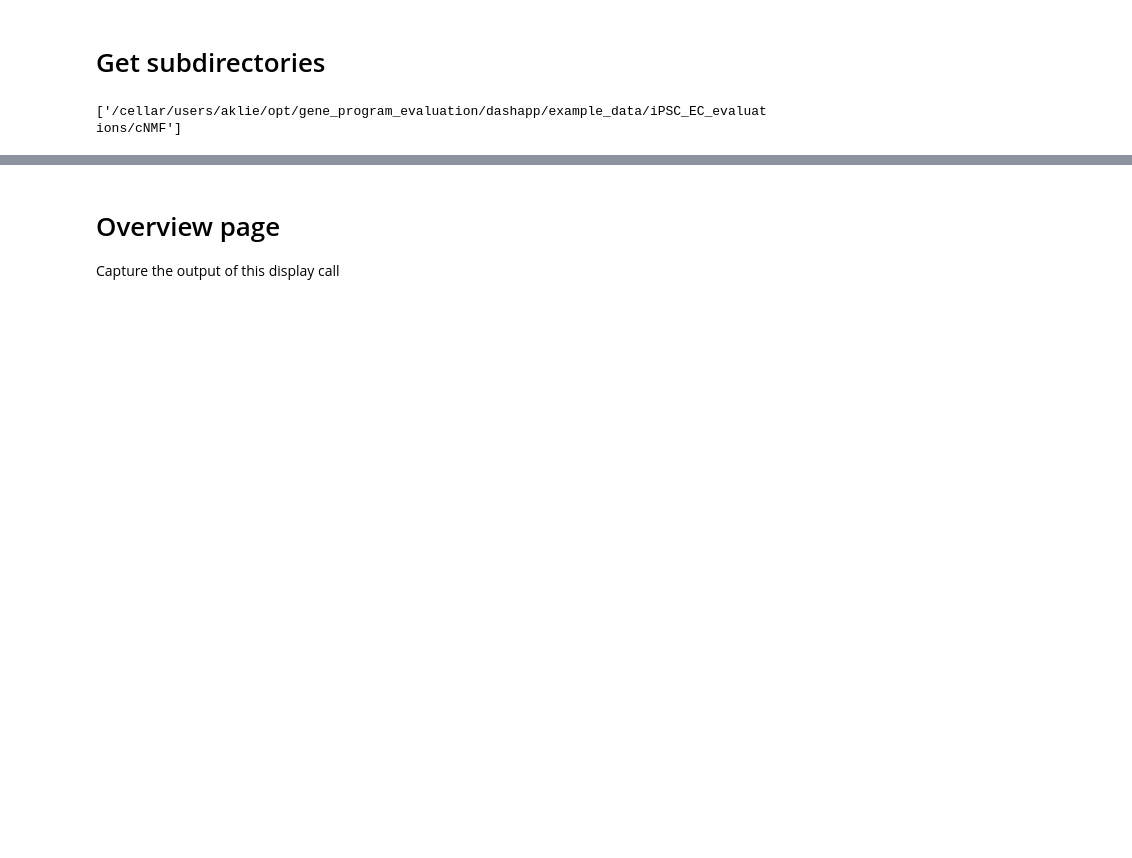
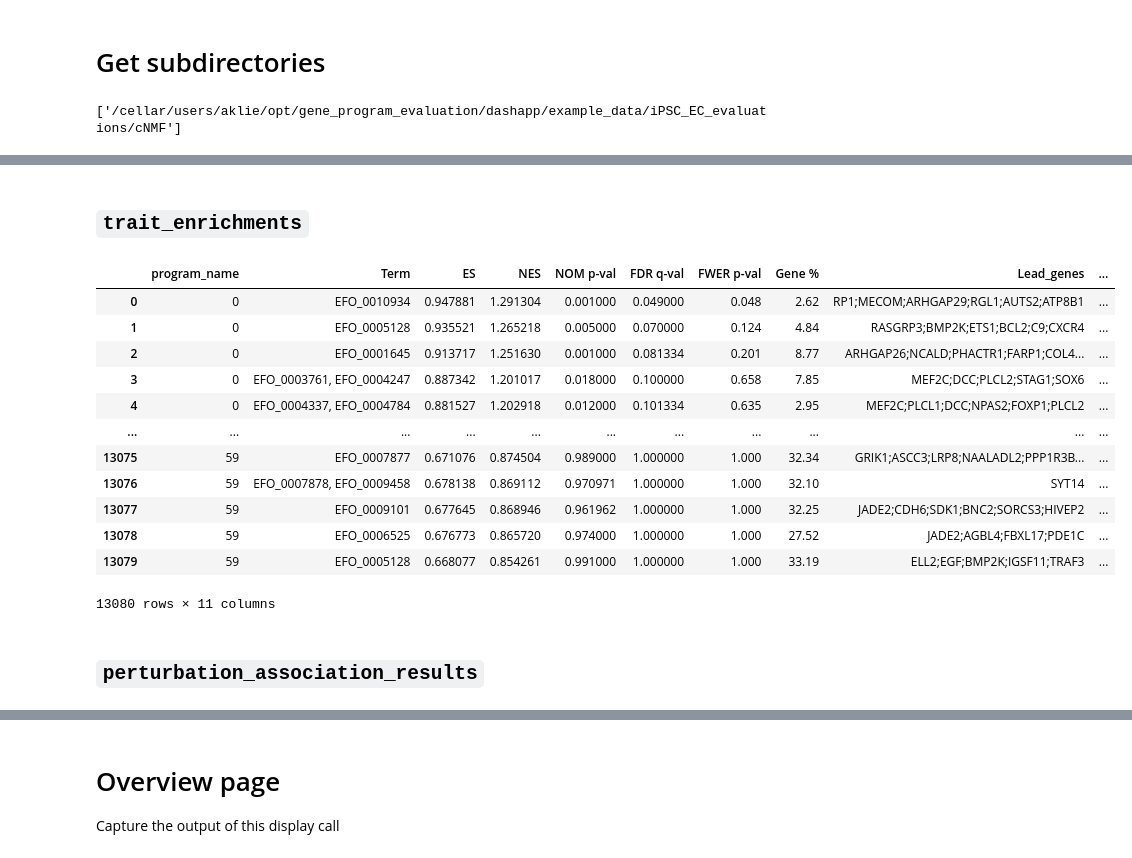
Before and after one commit to EngreitzLab/gene_network_evaluation, a Jupyter notebook: dashapp/parse_eval_pipeline_outs.ipynb, the cells around one changed output, grey strips where cells are left out. Cells and saved outputs as stored; diff of their text form; code cells hidden in the pictures; blank space fills up the shorter version.

```diff
--- a/dashapp/parse_eval_pipeline_outs.ipynb
+++ b/dashapp/parse_eval_pipeline_outs.ipynb
@@ -66,0 +247,13 @@ subdirs
+# %%
+# For each subdirectory, find the file motif_enrichment.txt
+# Store this dataframe in a dictionary with the key being the subdirectory name
+motif_enrichments = {}
+for subdir in subdirs:
+    try:
+        run_name = os.path.basename(subdir)
+        motif_enrichment_file = os.path.join(subdir, "motif_enrichment.txt")
+        motif_enrichment_df = pd.read_csv(motif_enrichment_file, sep="\t")
+        motif_enrichments[run_name] = motif_enrichment_df
+    except FileNotFoundError:
+        print(f"File not found: {motif_enrichment_file}")
+        continue
@@ -66,0 +276,33 @@ subdirs
+# %% [markdown]
+## `trait_enrichments`
+# %%
+# For each subdirectory, find the file trait_enrichment.txt
+# Store this dataframe in a dictionary with the key being the subdirectory name
+trait_enrichments = {}
+for subdir in subdirs:
+    try:
+        run_name = os.path.basename(subdir)
+        trait_enrichment_file = os.path.join(subdir, "trait_enrichment.txt")
+        trait_enrichment_df = pd.read_csv(trait_enrichment_file, sep="\t")
+        trait_enrichments[run_name] = trait_enrichment_df
+    except FileNotFoundError:
+        print(f"File not found: {trait_enrichment_file}")
+        continue
+# %%
+trait_enrichments["cNMF"]
+# %% [output]
+|  | program_name | Term | ES | NES | NOM p-val | FDR q-val | FWER p-val | Gene % | Lead_genes | ... |
+| 0 | 0 | EFO_0010934 | 0.947881 | 1.291304 | 0.001000 | 0.049000 | 0.048 | 2.62 | RP1;MECOM;ARHGAP29;RGL1;AUTS2;ATP8B1 | ... |
+| 1 | 0 | EFO_0005128 | 0.935521 | 1.265218 | 0.005000 | 0.070000 | 0.124 | 4.84 | RASGRP3;BMP2K;ETS1;BCL2;C9;CXCR4 | ... |
+| 2 | 0 | EFO_0001645 | 0.913717 | 1.251630 | 0.001000 | 0.081334 | 0.201 | 8.77 | ARHGAP26;NCALD;PHACTR1;FARP1;COL4... | ... |
+| 3 | 0 | EFO_0003761, EFO_0004247 | 0.887342 | 1.201017 | 0.018000 | 0.100000 | 0.658 | 7.85 | MEF2C;DCC;PLCL2;STAG1;SOX6 | ... |
+| 4 | 0 | EFO_0004337, EFO_0004784 | 0.881527 | 1.202918 | 0.012000 | 0.101334 | 0.635 | 2.95 | MEF2C;PLCL1;DCC;NPAS2;FOXP1;PLCL2 | ... |
+| ... | ... | ... | ... | ... | ... | ... | ... | ... | ... | ... |
+| 13075 | 59 | EFO_0007877 | 0.671076 | 0.874504 | 0.989000 | 1.000000 | 1.000 | 32.34 | GRIK1;ASCC3;LRP8;NAALADL2;PPP1R3B... | ... |
+| 13076 | 59 | EFO_0007878, EFO_0009458 | 0.678138 | 0.869112 | 0.970971 | 1.000000 | 1.000 | 32.10 | SYT14 | ... |
+| 13077 | 59 | EFO_0009101 | 0.677645 | 0.868946 | 0.961962 | 1.000000 | 1.000 | 32.25 | JADE2;CDH6;SDK1;BNC2;SORCS3;HIVEP2 | ... |
+| 13078 | 59 | EFO_0006525 | 0.676773 | 0.865720 | 0.974000 | 1.000000 | 1.000 | 27.52 | JADE2;AGBL4;FBXL17;PDE1C | ... |
+| 13079 | 59 | EFO_0005128 | 0.668077 | 0.854261 | 0.991000 | 1.000000 | 1.000 | 33.19 | ELL2;EGF;BMP2K;IGSF11;TRAF3 | ... |
+13080 rows × 11 columns
+# %% [markdown]
+## `perturbation_association_results`
```
Also changed, not shown: parts of 49 cells of this notebook, 1 other file.
